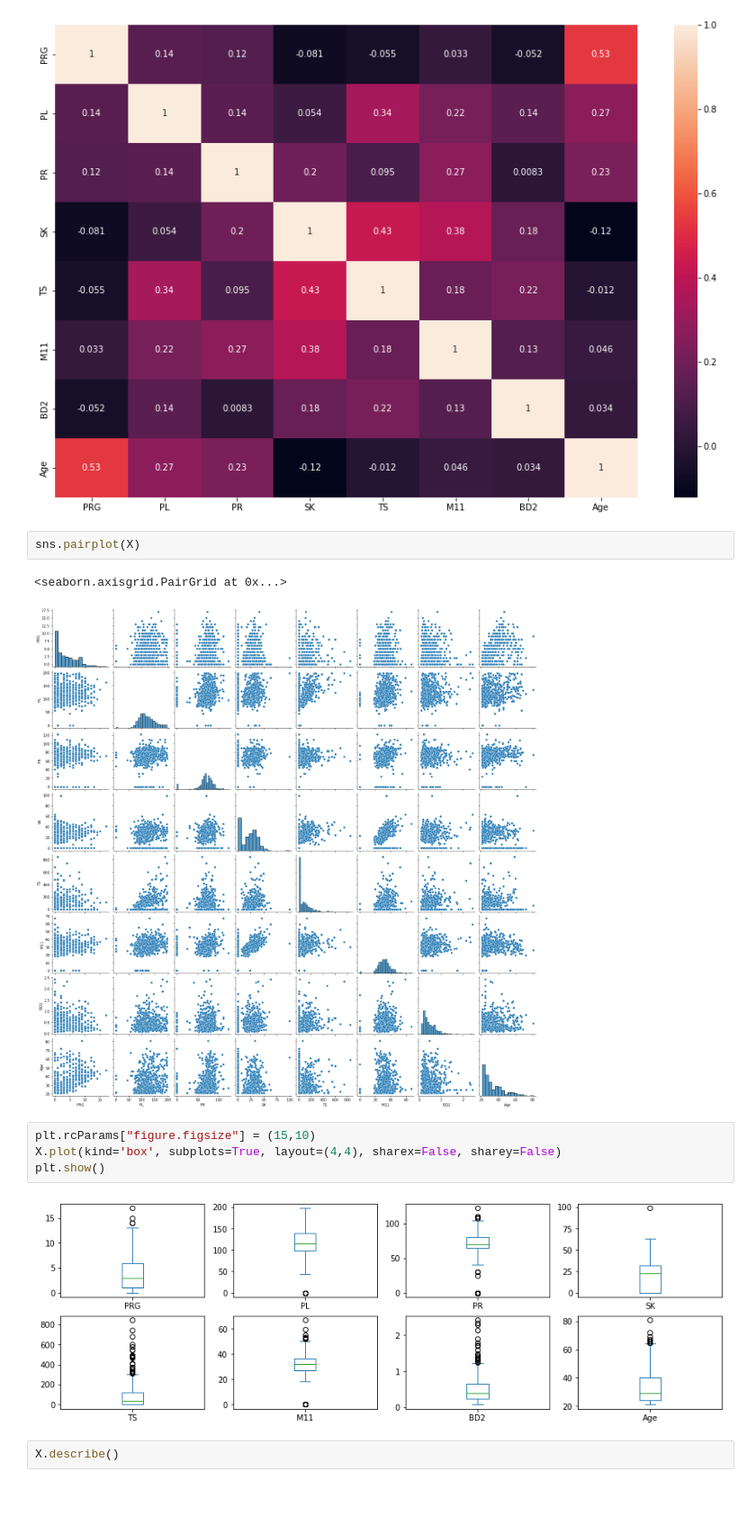
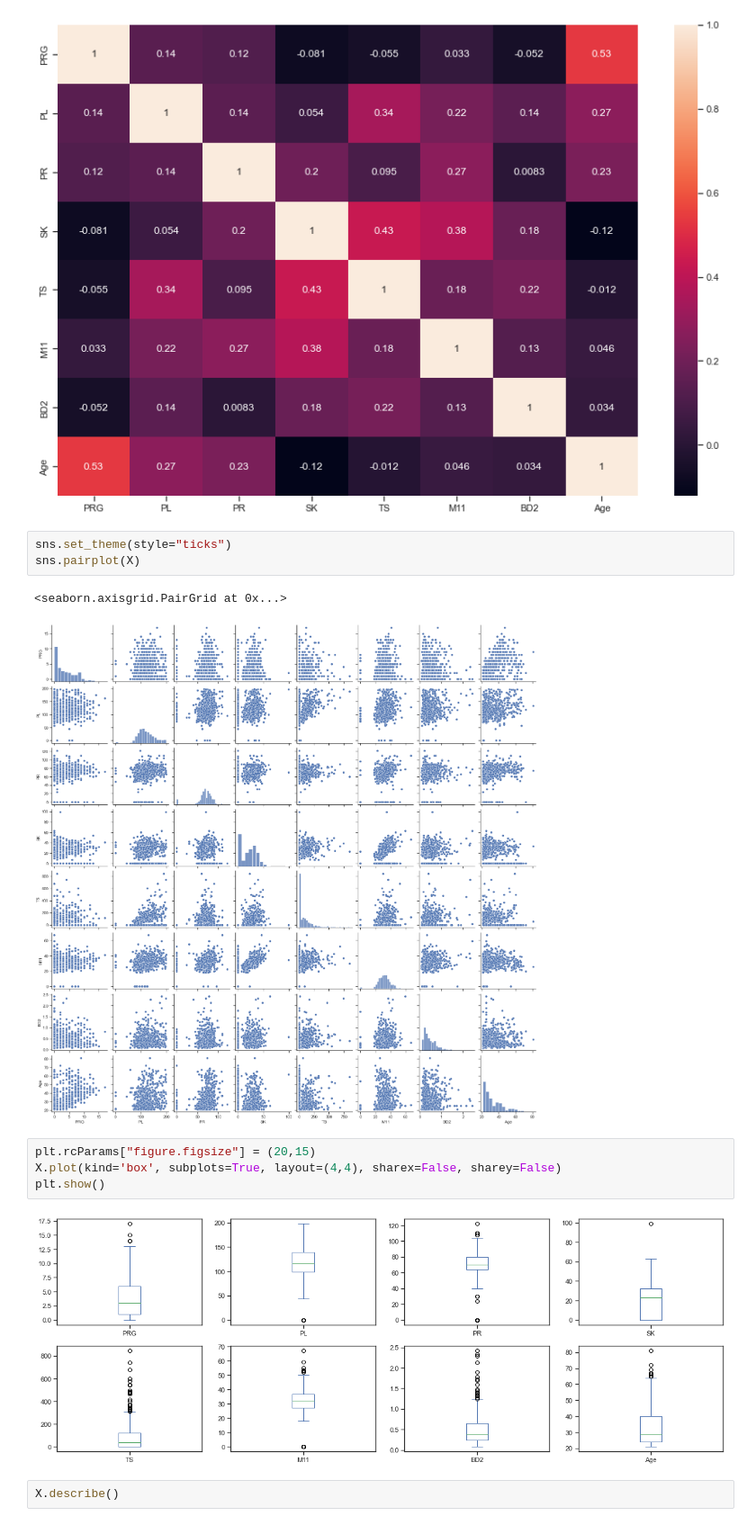
Before and after one commit to tuananh131001/Machine-Learning-Assigment1, a Jupyter notebook: Assignment_1.ipynb, the cells around one changed output. Shown at 90% size. Saved outputs shown, nothing was run; the diff lists cells and outputs as text; blank space fills up the shorter version.

```diff
--- a/Assignment_1.ipynb
+++ b/Assignment_1.ipynb
@@ -66,16 +68,17 @@ sns.heatmap(corelation, xticklabels = corelation.columns , yticklabels=corelatio
 <AxesSubplot:>
 [figure]
 # %%
+sns.set_theme(style="ticks")
 sns.pairplot(X)
 # %% [output]
 <seaborn.axisgrid.PairGrid at 0x...>
-[figure, old version]
+[figure, new version]
 # %%
-plt.rcParams["figure.figsize"] = (15,10)
+plt.rcParams["figure.figsize"] = (20,15)
 X.plot(kind='box', subplots=True, layout=(4,4), sharex=False, sharey=False)
 plt.show()
 # %% [output]
-[figure, old version]
+[figure, new version]
 # %%
 X.describe()
 # %% [output]
```
Also changed, not shown: parts of 20 cells of this notebook.
